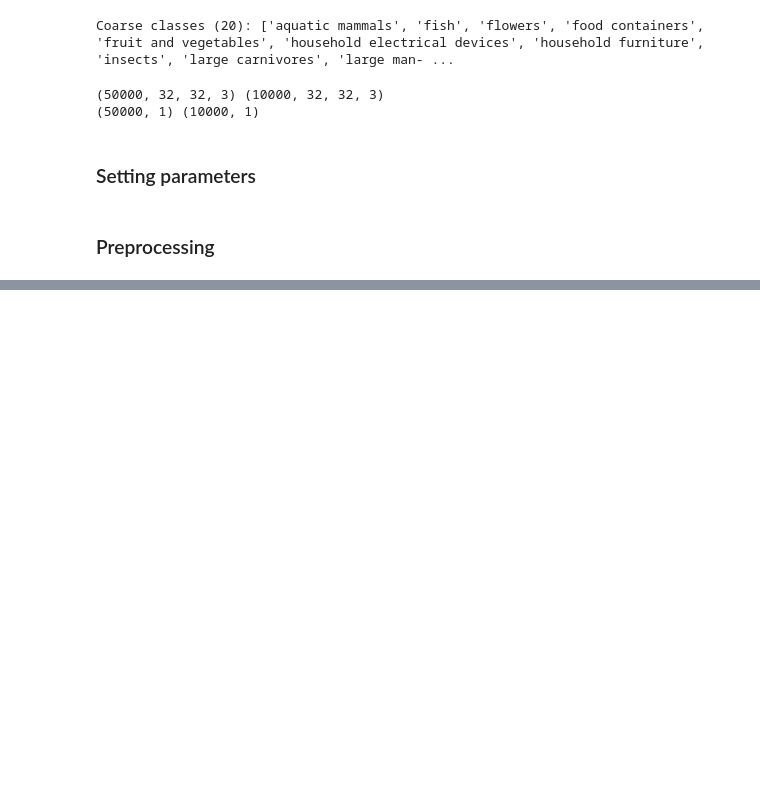
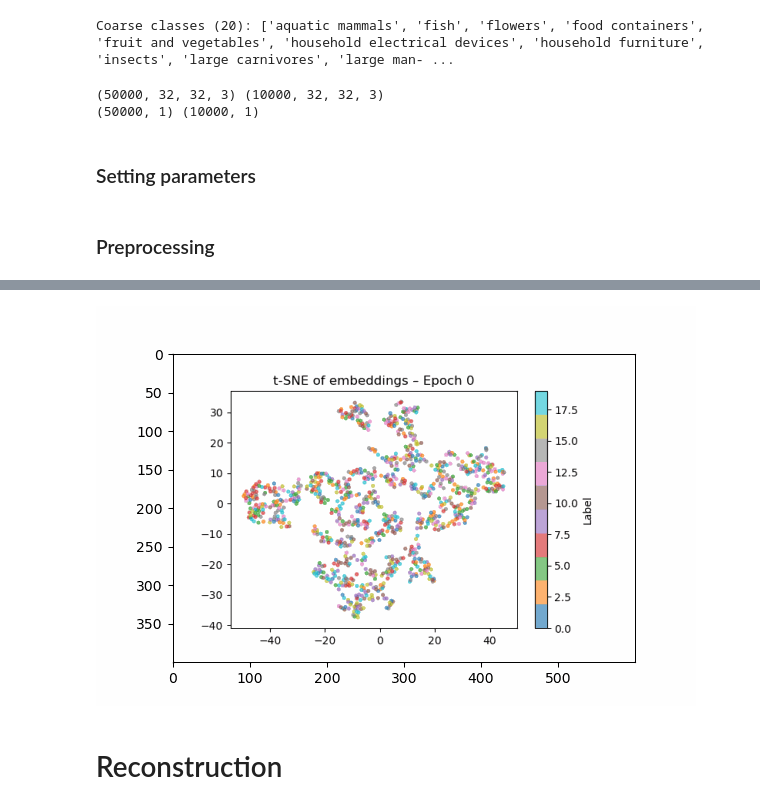
Before and after one commit to santijob2022/GenAI-Models, a Jupyter notebook: VAEs/Autoencoder/autoencoder.ipynb, the cells around one changed output, grey strips where cells are left out. Saved outputs shown, nothing was run; the diff lists cells and outputs as text; code cells hidden in the pictures; blank space fills up the shorter version.

```diff
--- a/VAEs/Autoencoder/autoencoder.ipynb
+++ b/VAEs/Autoencoder/autoencoder.ipynb
@@ -69,0 +329,7 @@ display(x_train, labels=y_train.squeeze(), class_names=coarse_classes, n=10)
+# %%
+from IPython.display import Image
+Image(filename="assets/embedding_evolution.gif")
+# %% [output]
+[figure, added]
+# %% [markdown]
+# Reconstruction
```
Also changed, not shown: parts of 34 cells of this notebook, 3 other files.
